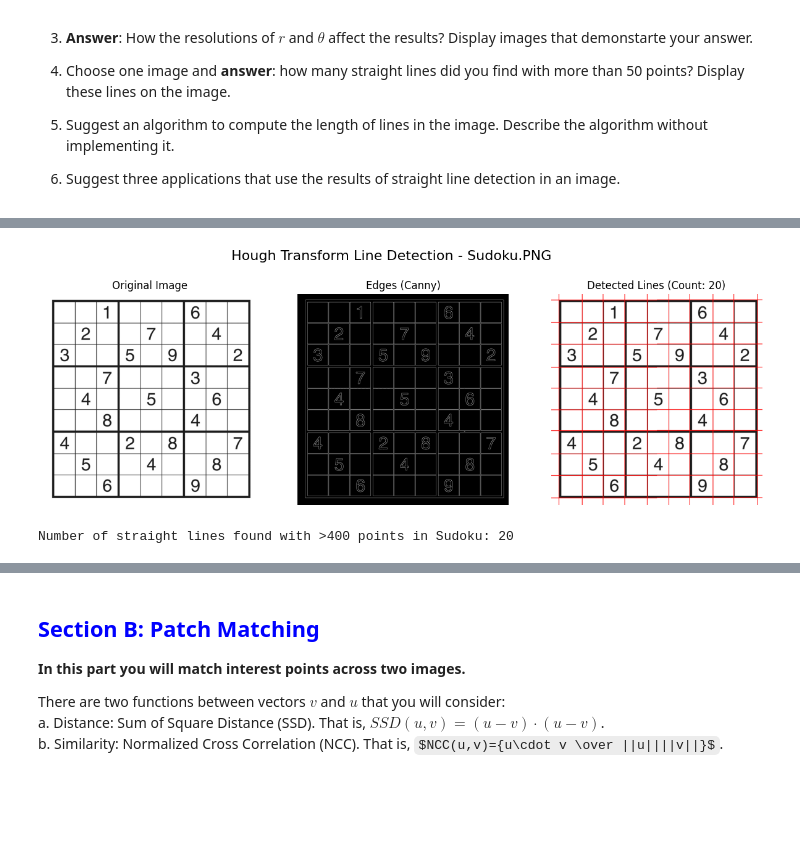
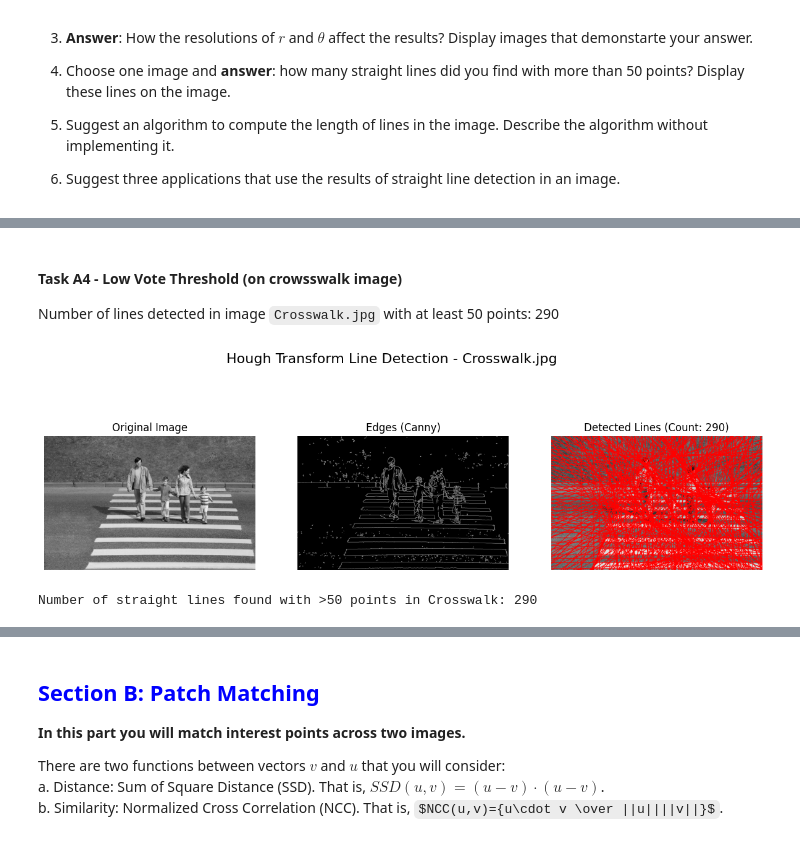
Before and after one commit to shaytanne/runi-cv-hw, a Jupyter notebook: hw2/hw2_ID_ID.ipynb, the cells around one changed output, grey strips where cells are left out. Cells and saved outputs as stored; diff of their text form; code cells hidden in the pictures; some formulas as TeX source; blank space fills up the shorter version.

Commit message:
section A complete

```diff
--- a/hw2/hw2_ID_ID.ipynb
+++ b/hw2/hw2_ID_ID.ipynb
@@ -194,7 +194,7 @@ def list_lines(H: np.ndarray, min_num_points: int, theta_ticks: np.ndarray, r_ti
 
 
 # Display the detected lines in red - overlaid on the original image
-def display_lines(im: np.ndarray, lines: list) -> np.ndarray:
+def display_lines(im: np.ndarray | None, lines: list) -> np.ndarray:
     """
     Overlays detected lines over original image
     :param im: original image (grayscale)
@@ -260,7 +260,7 @@ def plot_hough_lines_procedure(img: np.ndarray, edges: np.ndarray, annotated_img
 
 
 # Now use the above functions to implement
-def straight_lines(image_file: str | Path, resolution_r: int = 1, resolution_ang: int = 1, min_num_points: int = 50, display: bool = False, canny_th1=250, canny_th2=500, canny_aperture=5, nms_neighb_size=5) -> tuple[list, np.ndarray]:
+def straight_lines(image_file: str | Path, resolution_r: int = 1, resolution_ang: int = 1, min_num_points: int = 50, display: bool = False, canny_th1=250, canny_th2=500, canny_aperture=3, nms_neighb_size=5) -> tuple[list, np.ndarray]:
     """
     Detects straight lines in an image using Hough Transform
     """
@@ -403,22 +584,20 @@ lines_road, lines_on_road_overlay = straight_lines(
+# %% [markdown]
+#### Task A4 - Low Vote Threshold (on crowsswalk image)
+Number of lines detected in image `Crosswalk.jpg` with at least 50 points: 290
 # %%
-# Section A - Apply and answer (student code)
-# TODO: student implementation
-
-# colour image with detected lines on Sudoku
-lines_sudoku, lines_on_sudoku_overlay = straight_lines(
-    image_file=Path("images/Sudoku.PNG"),
+lines_low_vote_threshold, lines_low_vote_threshold_overlay = straight_lines(
+    image_file=Path("images/Crosswalk.jpg"),
     resolution_r=2,
-    resolution_ang=1,
-    min_num_points=400,
+    resolution_ang=2,
+    min_num_points=50,
+    canny_th1=150,
+    canny_th2=300,
+    canny_aperture=3,
     nms_neighb_size=15,
     display=True
 )
-print(f"Number of straight lines found with >400 points in Sudoku: {len(lines_sudoku)}")
 
-
-resolution_effect = "..."
-line_length_algorithm = "..."
-line_detection_applications = ["...", "...", "..."]
+print(f"Number of straight lines found with >50 points in Crosswalk: {len(lines_low_vote_threshold)}")
 # %% [output]
-[figure, old version]
+[figure, new version]
-Number of straight lines found with >400 points in Sudoku: 20
+Number of straight lines found with >50 points in Crosswalk: 290
```
Also changed, not shown: parts of 14 cells of this notebook, 1 other file.
